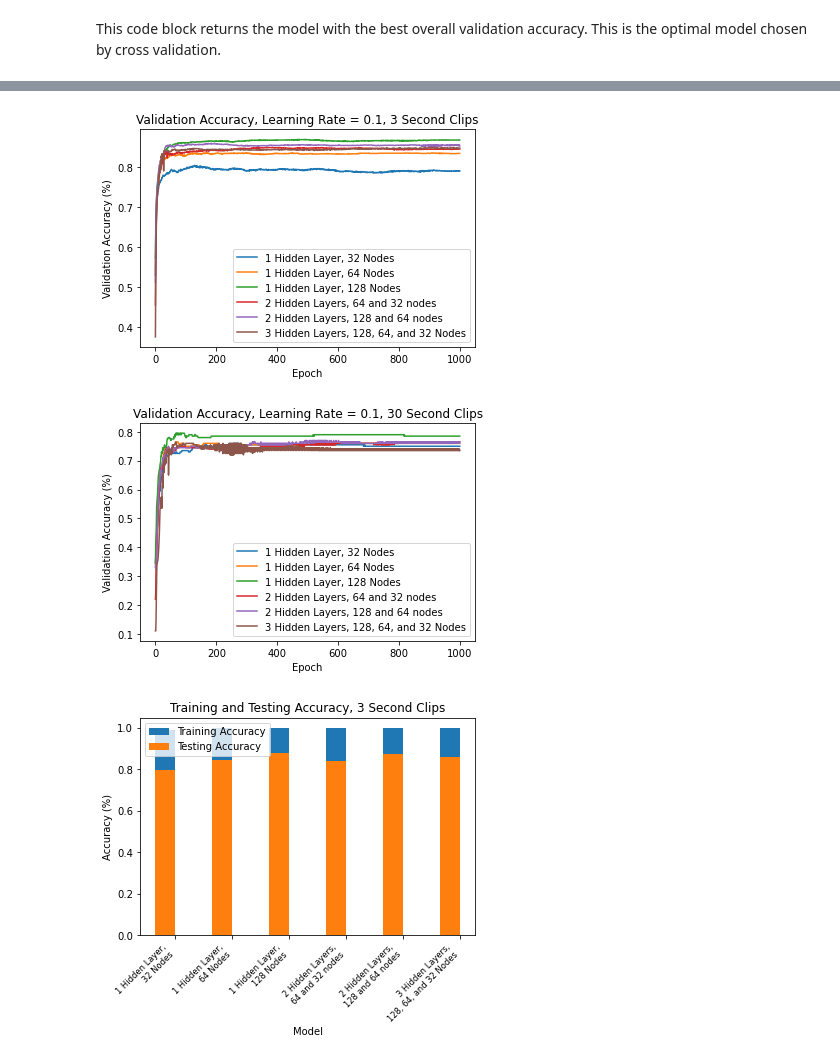
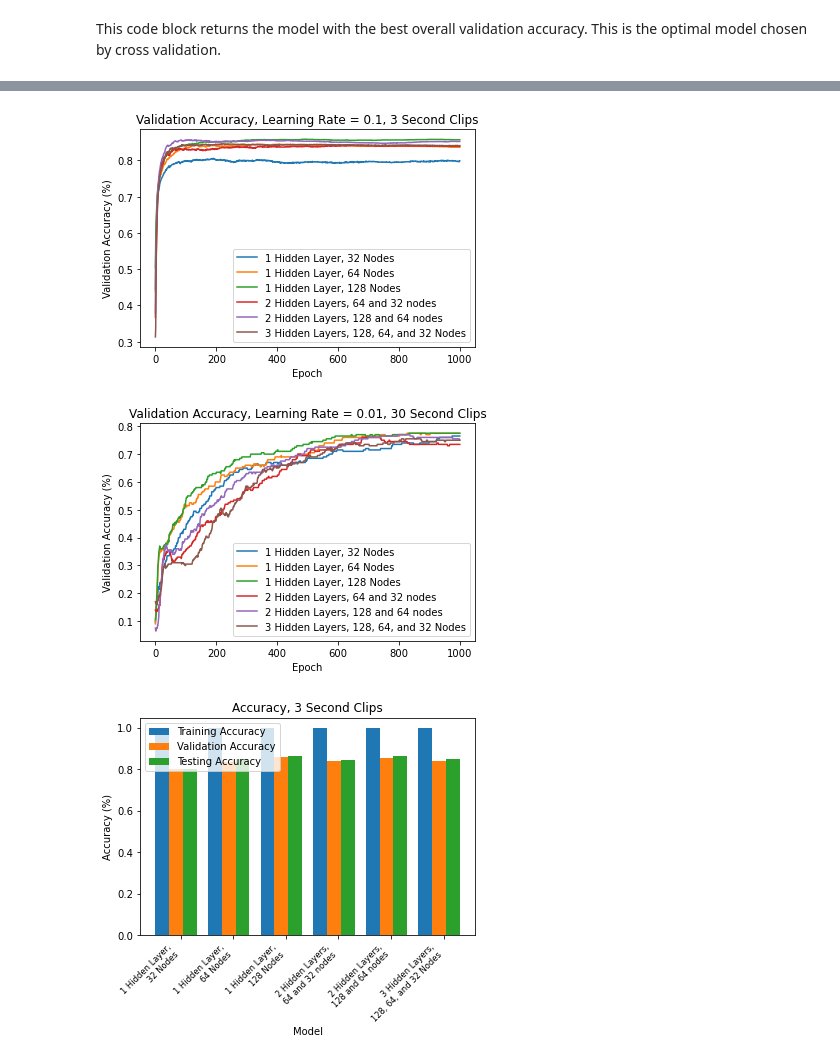
Before and after one commit to matthew-gries/ds4400-final-project, a Jupyter notebook: notebooks/neural_net.ipynb, the cells around one changed output, grey strips where cells are left out. Drawn from its saved outputs; the diff is of its cells as text; code cells hidden in the pictures.

Commit message:
fixed bar graph issues

```diff
--- a/notebooks/neural_net.ipynb
+++ b/notebooks/neural_net.ipynb
@@ -121,7 +121,7 @@ def train_model(model, loss_func, x_train, y_train, x_val, y_val, epochs: int, l
 
 		losses_each_batch = []
 
-		for batch, (x, y) in enumerate(train_dataloader):
+		for _, (x, y) in enumerate(train_dataloader):
 
 			y_pred = model(x)
 
@@ -132,9 +132,9 @@ def train_model(model, loss_func, x_train, y_train, x_val, y_val, epochs: int, l
 			loss.backward()
 			optimizer.step()
 
-			with torch.no_grad():
-				for param in model.parameters():
-					param -= lr * param.grad
+			# with torch.no_grad():
+			# 	for param in model.parameters():
+			# 		param -= lr * param.grad
 
 			# save the loss for this batch
 			losses_each_batch.append(loss.item())
@@ -148,7 +148,7 @@ def train_model(model, loss_func, x_train, y_train, x_val, y_val, epochs: int, l
 
 		correct = 0
 		pred = 0
-		for i, (x, y) in enumerate(val_dataloader):
+		for _, (x, y) in enumerate(val_dataloader):
 			with torch.no_grad():
 				y_pred = model(x)
 
@@ -384,7 +384,7 @@ The following plots a bar chart of the test accuracies of one or more models
 # %%
 def plot_accuracy_bar_chart(accuracies, title):
 
-    # plt.figure(figsize=(14, 14))
+    # plt.figure(figsize=(15, 5))
     labels = list(accuracies.keys())
     formatted_labels = []
     for label in labels:
@@ -392,19 +392,22 @@ def plot_accuracy_bar_chart(accuracies, title):
         formatted_labels.append(label[:comma_idx + 1] + "\n" + label[comma_idx+2:])
 
     train_accuracies = [accuracies[labels[i]]["train"] for i in range(len(labels))]
+    val_accuracies = [accuracies[labels[i]]["val"] for i in range(len(labels))]
     test_accuracies = [accuracies[labels[i]]["test"] for i in range(len(labels))]
     N = len(labels)
     indices = np.arange(N)
     width = 0.35
-    plt.bar(indices, train_accuracies, width, label="Training Accuracy")
-    plt.bar(indices, test_accuracies, width, label="Testing Accuracy")
+
+    plt.bar(indices, train_accuracies, 3*width/4, label="Training Accuracy")
+    plt.bar(indices + 3*width/4, val_accuracies, 3*width/4, label="Validation Accuracy")
+    plt.bar(indices + 3*(2 * width)/4, test_accuracies, 3*width/4, label="Testing Accuracy")
 
     plt.ylabel("Accuracy (%)")
     plt.xlabel("Model")
     plt.title(title)
 
     plt.xticks(
-        indices + width / 2,
+        indices + 3*width/4,
         formatted_labels,
         rotation=45,
         horizontalalignment='right',
@@ -422,7 +425,7 @@ def get_best_performing_learning_rate(experiment_dict):
     best_avg_acc = None
 
     for lr, experiments in experiment_dict.items():
-        val_accuracy = [sum(experiment["accuracies"])/len(experiment["accuracies"]) for experiment in experiments.values()]
+        val_accuracy = [experiment["accuracies"][-1] for experiment in experiments.values()]
         avg_acc = sum(val_accuracy) / len(val_accuracy)
         if best_lr is None:
             best_lr = lr
@@ -472,11 +475,11 @@ plot_loss(best_30_sec_experiments, f"Training Loss, Learning Rate = {best_30_sec
 # %%
 plot_validation_accuracies(best_3_sec_experiments, f"Validation Accuracy, Learning Rate = {best_3_sec_lr}, 3 Second Clips")
 # %% [output]
-[figure, old version]
+[figure, new version]
 # %%
 plot_validation_accuracies(best_30_sec_experiments, f"Validation Accuracy, Learning Rate = {best_30_sec_lr}, 30 Second Clips")
 # %% [output]
-[figure, old version]
+[figure, new version]
 # %%
 def get_accuracies(experiments, x_train, y_train, x_val, y_val, x_test, y_test):
     accuracies = {}
@@ -499,7 +502,7 @@ def get_accuracies(experiments, x_train, y_train, x_val, y_val, x_test, y_test):
 three_sec_accuracies = get_accuracies(best_3_sec_experiments, x_train=x_3_train, y_train=y_3_train, x_val=x_3_val, y_val=y_3_val, x_test=x_3_test, y_test=y_3_test)
 thirty_sec_accuracies = get_accuracies(best_30_sec_experiments, x_train=x_30_train, y_train=y_30_train, x_val=x_30_val, y_val=y_30_val, x_test=x_30_test, y_test=y_30_test)
 # %%
-plot_accuracy_bar_chart(three_sec_accuracies, "Training and Testing Accuracy, 3 Second Clips")
+plot_accuracy_bar_chart(three_sec_accuracies, "Accuracy, 3 Second Clips")
 # %% [output]
-[figure, old version]
+[figure, new version]
 # %%
```
Also changed, not shown: parts of 17 cells of this notebook, 2 other files.
